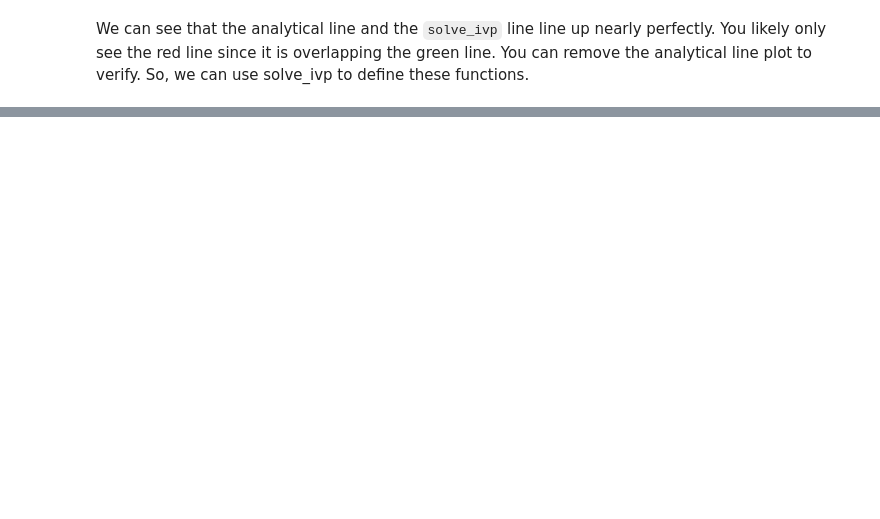
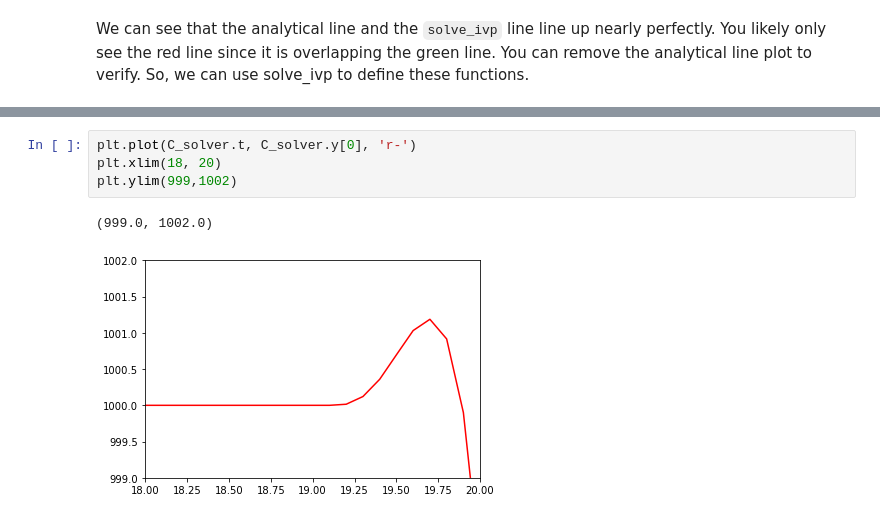
Before and after one commit to timplab/bcmb_bootcamp, a Jupyter notebook: day5/notebooks/modeling_2021.ipynb, the cells around one changed output, grey strips where cells are left out. Saved outputs shown, nothing was run; the diff lists cells and outputs as text; blank space fills up the shorter version.

```diff
--- a/day5/notebooks/modeling_2021.ipynb
+++ b/day5/notebooks/modeling_2021.ipynb
@@ -279,0 +328,7 @@ We can see that the analytical line and the `solve_ivp` line line up nearly perf
+# %%
+plt.plot(C_solver.t, C_solver.y[0], 'r-')
+plt.xlim(18, 20)
+plt.ylim(999,1002)
+# %% [output]
+(999.0, 1002.0)
+[figure, added]
```
Also changed, not shown: parts of 12 cells of this notebook, 8 other files.
